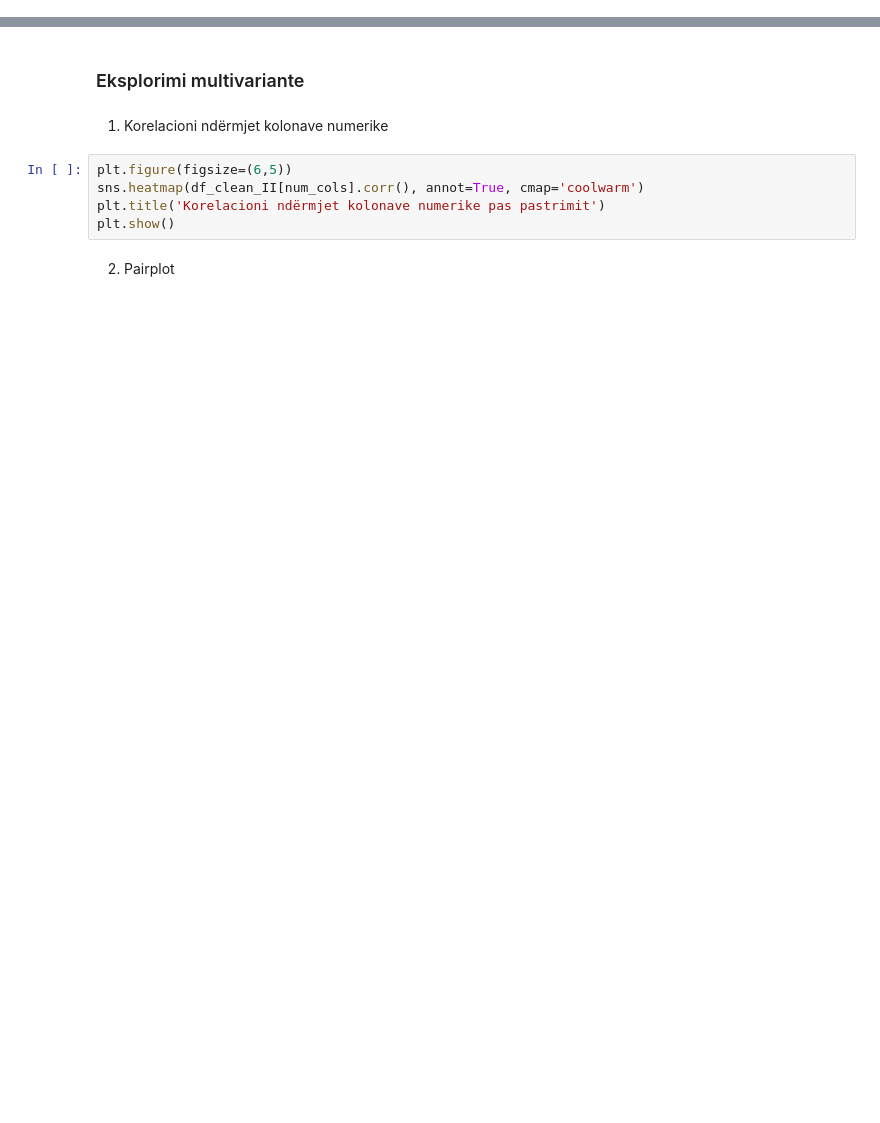
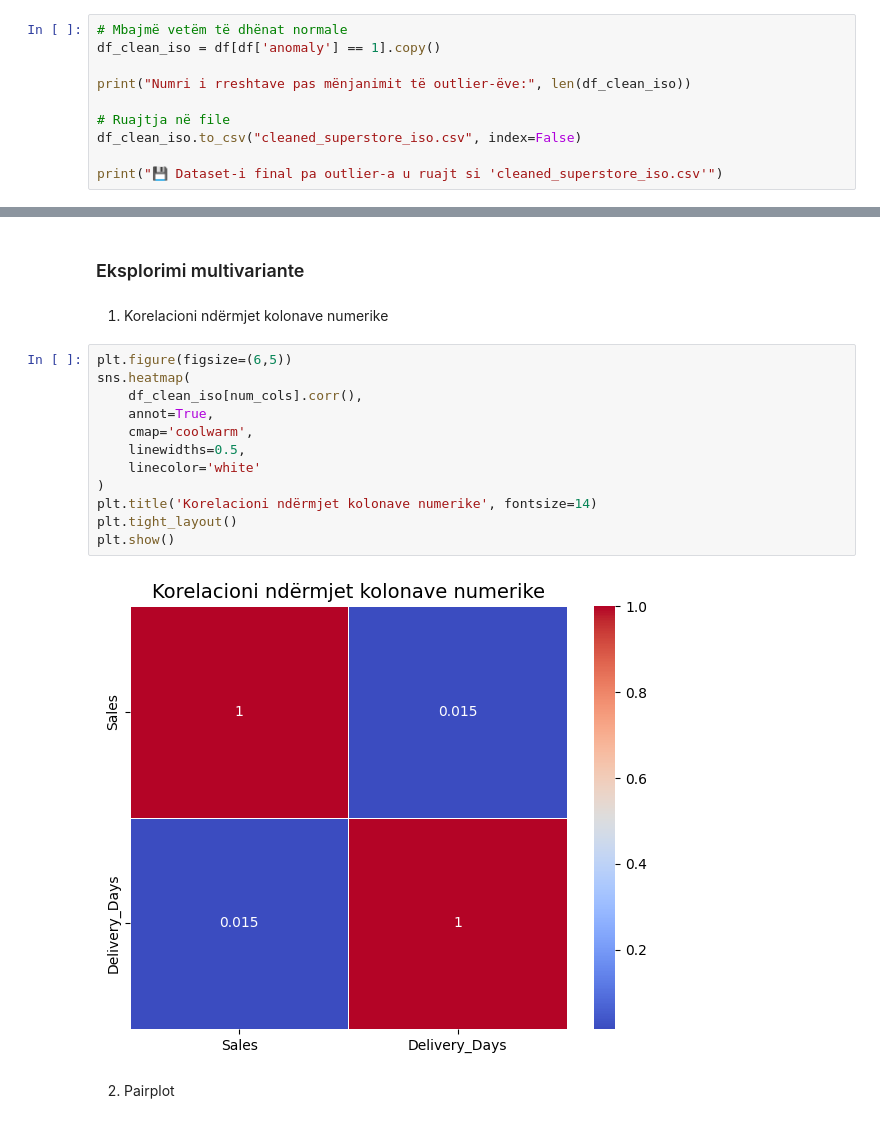
Before and after one commit to AnjezaSfishta/data-processing-visualization-superstore, a Jupyter notebook: para_procesimi_i_te_dhenave.ipynb, the cells around one changed output, grey strips where cells are left out. Drawn from its saved outputs; the diff is of its cells as text; blank space fills up the shorter version.

```diff
--- a/para_procesimi_i_te_dhenave.ipynb
+++ b/para_procesimi_i_te_dhenave.ipynb
@@ -298,0 +516,10 @@ print(f"Numri i rreshtave pas heqjes së outliers (IQR): {len(df_clean_II)}")
+# %%
+# Mbajmë vetëm të dhënat normale
+df_clean_iso = df[df['anomaly'] == 1].copy()
+
+print("Numri i rreshtave pas mënjanimit të outlier-ëve:", len(df_clean_iso))
+
+# Ruajtja në file
+df_clean_iso.to_csv("cleaned_superstore_iso.csv", index=False)
+
+print("💾 Dataset-i final pa outlier-a u ruajt si 'cleaned_superstore_iso.csv'")
@@ -302,9 +532,18 @@ print(f"Numri i rreshtave pas heqjes së outliers (IQR): {len(df_clean_II)}")
 1) Korelacioni ndërmjet kolonave numerike
 # %%
 plt.figure(figsize=(6,5))
-sns.heatmap(df_clean_II[num_cols].corr(), annot=True, cmap='coolwarm')
-plt.title('Korelacioni ndërmjet kolonave numerike pas pastrimit')
+sns.heatmap(
+    df_clean_iso[num_cols].corr(),
+    annot=True,
+    cmap='coolwarm',
+    linewidths=0.5,
+    linecolor='white'
+)
+plt.title('Korelacioni ndërmjet kolonave numerike', fontsize=14)
+plt.tight_layout()
 plt.show()
+# %% [output]
+[figure, added]
 # %% [markdown]
 2) Pairplot
 # %%
```
Also changed, not shown: parts of 30 cells of this notebook, 1 other file.
